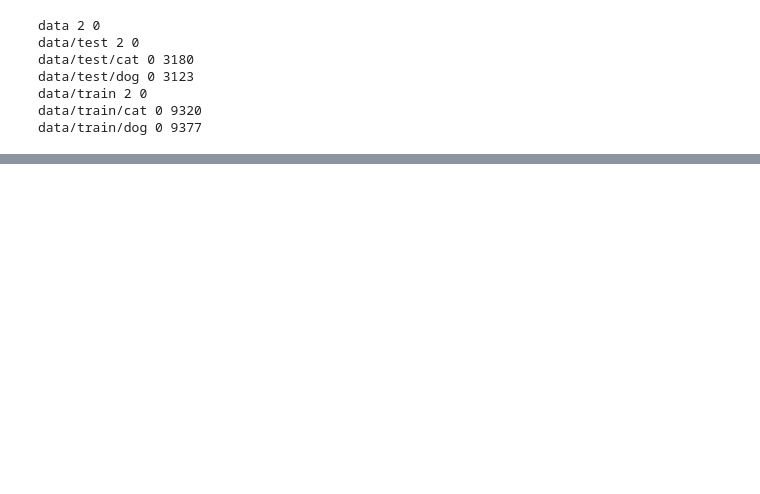
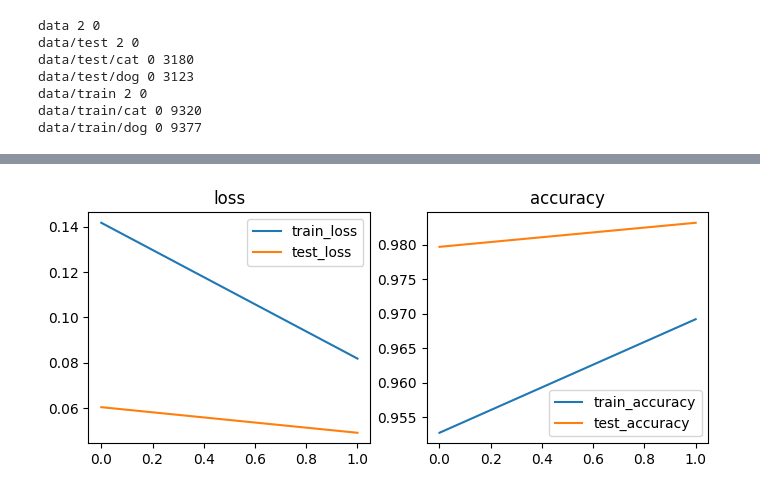
Before and after one commit to ThanisonBoss/Dogs-Cats-Image-Classification, a Jupyter notebook: main.ipynb, the cells around one changed output, grey strips where cells are left out. Saved outputs shown, nothing was run; the diff lists cells and outputs as text; code cells hidden in the pictures; blank space fills up the shorter version.

```diff
--- a/main.ipynb
+++ b/main.ipynb
@@ -54,0 +131,33 @@ viewRandomImage(targetDir="data/train/", targetClass=class_name, num=5)
+# %%
+# Create model transfer learning from pretrain model VGG16
+
+# Create base model
+basemodel = VGG16(include_top=False)
+basemodel.trainable = False
+
+# Create model
+input = Input(shape=(224,224,3))
+x = augmentData(input)
+x = preprocess_input(x)
+x = basemodel(x, training=False)
+x = GlobalAvgPool2D()(x)
+x = Dense(128, activation="relu")(x)
+output = Dense(1, activation="sigmoid")(x)
+modelVGG16 = Model(input, output)
+
+# Compile model
+modelVGG16.compile(loss="binary_crossentropy",
+                   optimizer=Adam(),
+                   metrics=["accuracy"])
+
+# Setup Callback
+es = EarlyStopping(monitor='val_loss', mode='min', patience=3, verbose=1)
+mc = ModelCheckpoint('model/modelVGG16.h5', monitor='val_accuracy', mode='max', verbose=1, save_best_only=True)
+
+# Fit the model
+historyVGG16 = modelVGG16.fit(trainData,
+                              epochs=2,
+                              steps_per_epoch=len(trainData),
+                              validation_data=testData,
+                              validation_steps=len(testData),
+                              callbacks=[es,mc])
@@ -54,0 +173,4 @@ viewRandomImage(targetDir="data/train/", targetClass=class_name, num=5)
+# %%
+lossPlot(historyVGG16)
+# %% [output]
+[figure, added]
```
Also changed, not shown: parts of 20 cells of this notebook, 2 other files.
